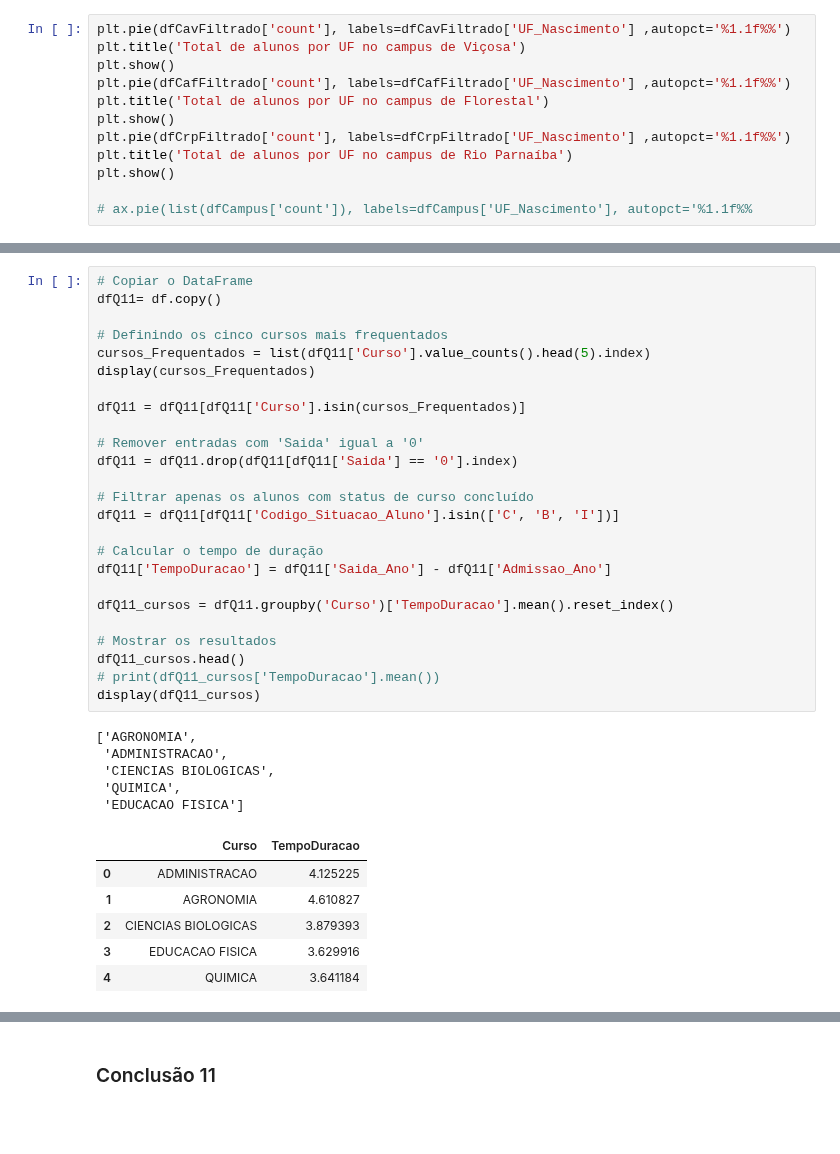
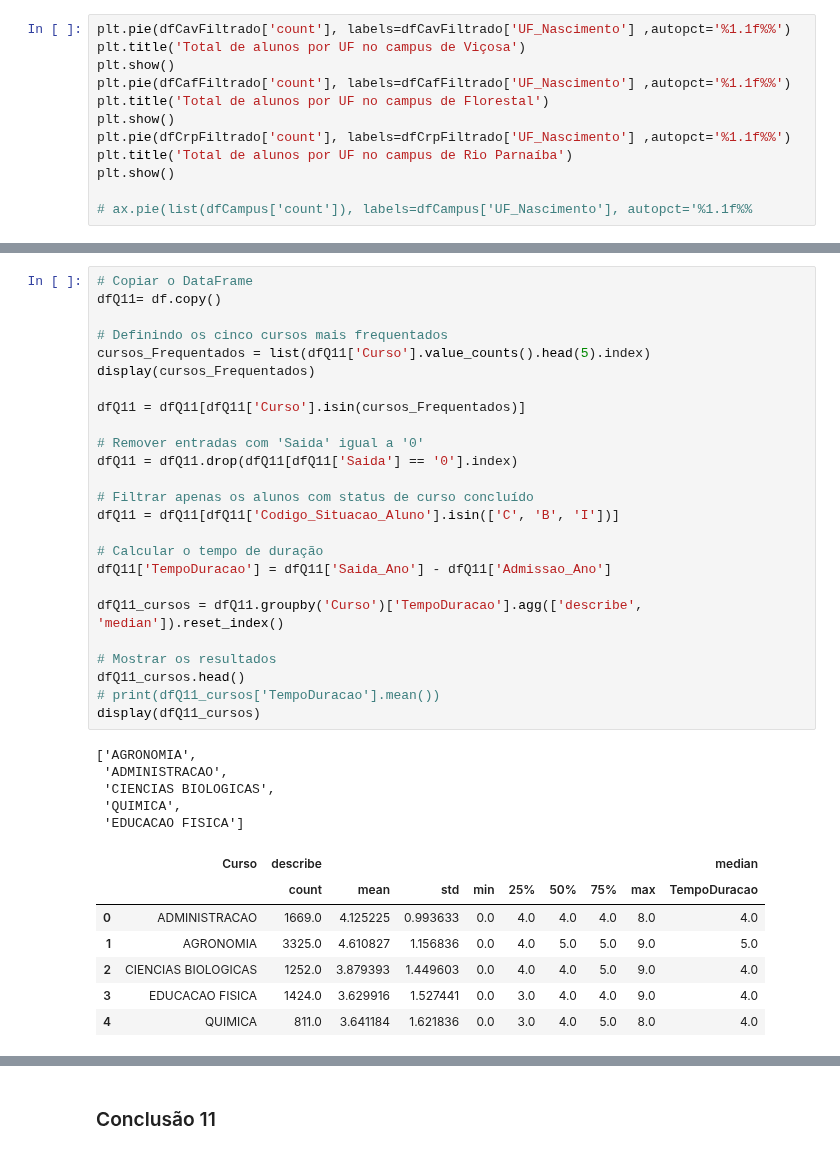
Before and after one commit to Duds04/Projeto_Dados, a Jupyter notebook: src/RespostasParte1.ipynb, the cells around one changed output, grey strips where cells are left out. Drawn from its saved outputs; the diff is of its cells as text; blank space fills up the shorter version.

```diff
--- a/src/RespostasParte1.ipynb
+++ b/src/RespostasParte1.ipynb
@@ -563,37 +567,38 @@ plt.show()
 # %%
 # Copiar o DataFrame
 dfQ11= df.copy()
 
 # Definindo os cinco cursos mais frequentados
 cursos_Frequentados = list(dfQ11['Curso'].value_counts().head(5).index)
 display(cursos_Frequentados)
 
 dfQ11 = dfQ11[dfQ11['Curso'].isin(cursos_Frequentados)]
 
 # Remover entradas com 'Saida' igual a '0'
 dfQ11 = dfQ11.drop(dfQ11[dfQ11['Saida'] == '0'].index)
 
 # Filtrar apenas os alunos com status de curso concluído
 dfQ11 = dfQ11[dfQ11['Codigo_Situacao_Aluno'].isin(['C', 'B', 'I'])]
 
 # Calcular o tempo de duração
 dfQ11['TempoDuracao'] = dfQ11['Saida_Ano'] - dfQ11['Admissao_Ano']
 
-dfQ11_cursos = dfQ11.groupby('Curso')['TempoDuracao'].mean().reset_index()
+dfQ11_cursos = dfQ11.groupby('Curso')['TempoDuracao'].agg(['describe', 'median']).reset_index()
 
 # Mostrar os resultados
 dfQ11_cursos.head()
 # print(dfQ11_cursos['TempoDuracao'].mean())
 display(dfQ11_cursos)
 # %% [output]
 ['AGRONOMIA',
  'ADMINISTRACAO',
  'CIENCIAS BIOLOGICAS',
  'QUIMICA',
  'EDUCACAO FISICA']
-|  | Curso | TempoDuracao |
-| 0 | ADMINISTRACAO | 4.125225 |
-| 1 | AGRONOMIA | 4.610827 |
-| 2 | CIENCIAS BIOLOGICAS | 3.879393 |
-| 3 | EDUCACAO FISICA | 3.629916 |
-| 4 | QUIMICA | 3.641184 |
+|  | Curso | describe |  |  |  |  |  |  |  | median |
+|  |  | count | mean | std | min | 25% | 50% | 75% | max | TempoDuracao |
+| 0 | ADMINISTRACAO | 1669.0 | 4.125225 | 0.993633 | 0.0 | 4.0 | 4.0 | 4.0 | 8.0 | 4.0 |
+| 1 | AGRONOMIA | 3325.0 | 4.610827 | 1.156836 | 0.0 | 4.0 | 5.0 | 5.0 | 9.0 | 5.0 |
+| 2 | CIENCIAS BIOLOGICAS | 1252.0 | 3.879393 | 1.449603 | 0.0 | 4.0 | 4.0 | 5.0 | 9.0 | 4.0 |
+| 3 | EDUCACAO FISICA | 1424.0 | 3.629916 | 1.527441 | 0.0 | 3.0 | 4.0 | 4.0 | 9.0 | 4.0 |
+| 4 | QUIMICA | 811.0 | 3.641184 | 1.621836 | 0.0 | 3.0 | 4.0 | 5.0 | 8.0 | 4.0 |
```
Also changed, not shown: parts of 5 cells of this notebook, 1 other file.
